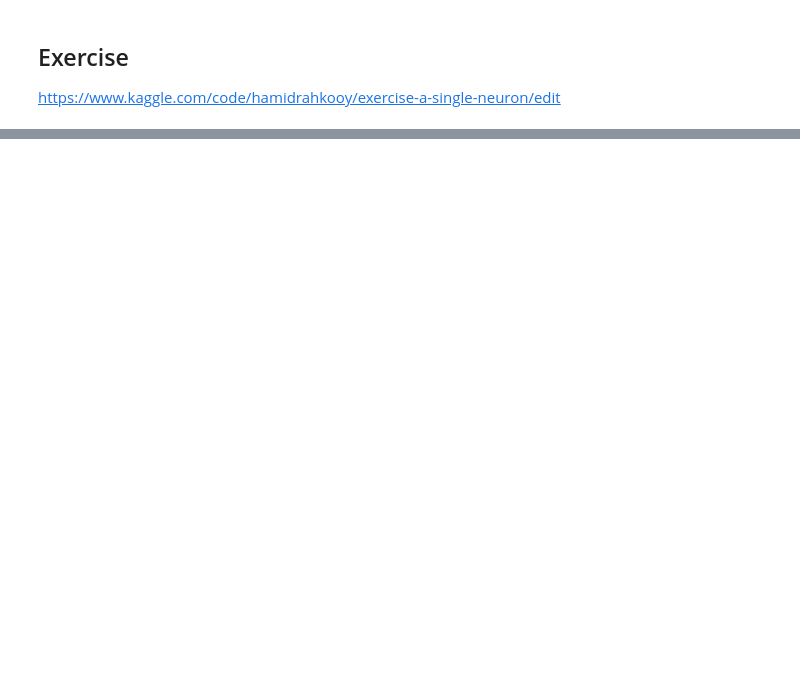
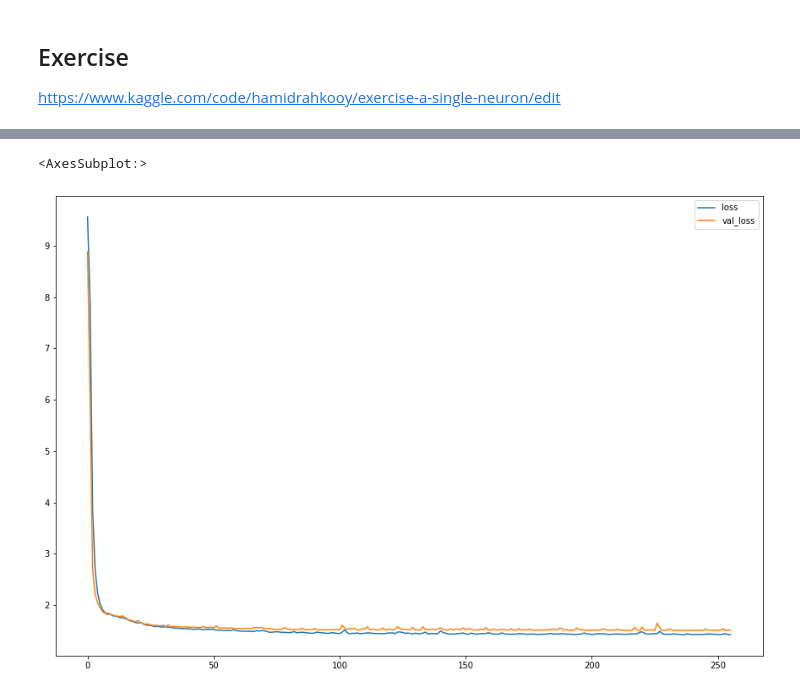
Before and after one commit to rahkooy/Machine_Learning, a Jupyter notebook: neural-net.ipynb, the cells around one changed output, grey strips where cells are left out. Cells and saved outputs as stored; diff of their text form; code cells hidden in the pictures; blank space fills up the shorter version.

```diff
--- a/neural-net.ipynb
+++ b/neural-net.ipynb
@@ -24,0 +268,5 @@ NameError: name 'final_car_data' is not defined
+# %%
+X = df.drop(columns='Rings')
+y = df['Rings']
+print(X)
+print(y)
@@ -24,0 +291,24 @@ NameError: name 'final_car_data' is not defined
+# %%
+# build the NN model
+from tensorflow import keras
+from tensorflow.keras import layers
+
+model = keras.Sequential([
+    layers.Dense(128, activation='relu', input_shape=[X.shape[1]]),
+    layers.Dense(128, activation='relu'),
+    layers.Dense(64, activation='relu'),
+    layers.Dense(1),
+])
+# %%
+model.compile(
+    optimizer='adam',
+    loss='mae',
+)
+# %%
+X_train,X_test,y_train,y_test = train_test_split(X,y)
+history = model.fit(
+    X_train,y_train,
+    validation_data=(X_test,y_test),
+    batch_size=256,
+    epochs = 256
+)
@@ -24,0 +333,6 @@ NameError: name 'final_car_data' is not defined
+# %%
+history_df = pd.DataFrame(history.history)
+history_df.plot(figsize=(15,10))
+# %% [output]
+<AxesSubplot:>
+[figure, added]
```
Also changed, not shown: parts of 39 cells of this notebook, 1 other file.
